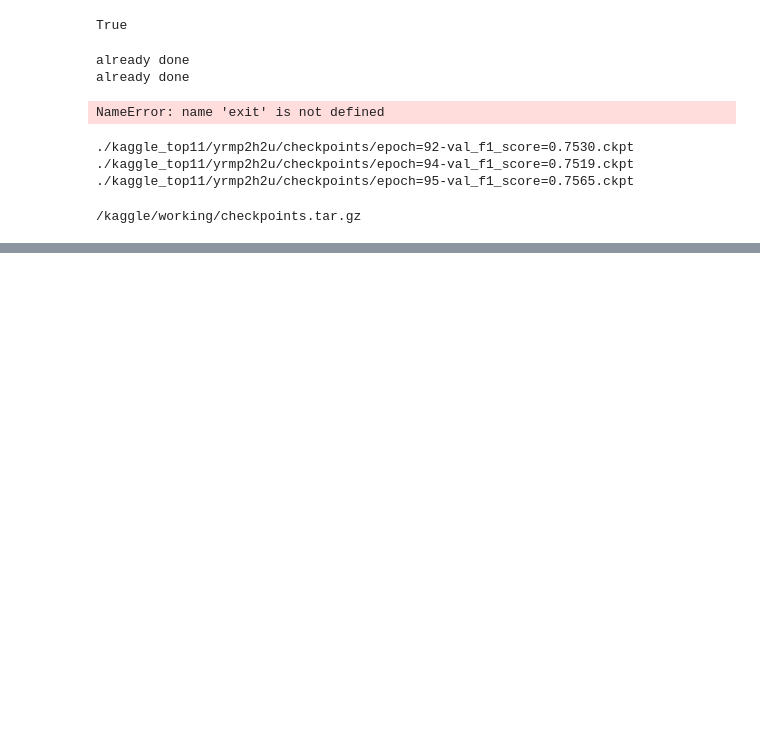
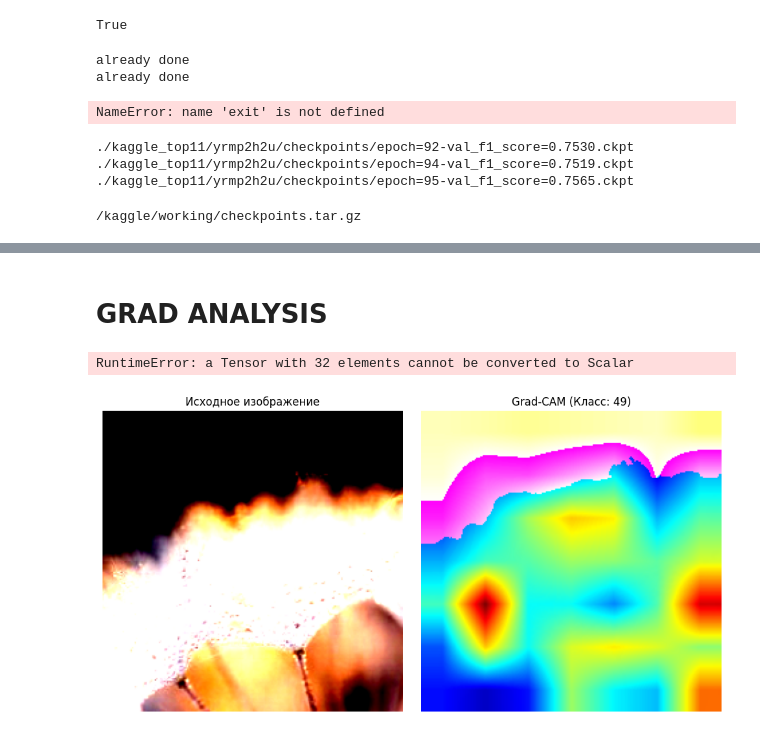
Before and after one commit to alexmak123/kaggle-CV-best11, a Jupyter notebook: flowers_tpu/advanced_with_libs.ipynb, the cells around one changed output, grey strips where cells are left out. Cells and saved outputs as stored; diff of their text form; code cells hidden in the pictures; blank space fills up the shorter version.

Commit message:
[final] add grad analysis [val f1-score=0.75]

```diff
--- a/flowers_tpu/advanced_with_libs.ipynb
+++ b/flowers_tpu/advanced_with_libs.ipynb
@@ -485,7 +485,9 @@ already done
 already done
 NameError: name 'exit' is not defined
 # %%
-best_model_path = "./kaggle_top11/yrmp2h2u/checkpoints/epoch=95-val_f1_score=0.7565.ckpt"
+best_model_path = (
+    "/kaggle/input/res50_f1score0.75/pytorch/default/1/epoch95-val_f1_score0.7565.ckpt"
+)
 
 model = LitModel.load_from_checkpoint(best_model_path)
 model.eval()
@@ -560,0 +624,47 @@ test_preds_df.to_csv(f"{output_filename}advanced_solution.csv", index=False)
+# %% [markdown]
+# **GRAD ANALYSIS**
+# %%
+import random
+
+from pytorch_grad_cam import XGradCAM
+from pytorch_grad_cam.utils.image import show_cam_on_image
+from pytorch_grad_cam.utils.model_targets import ClassifierOutputTarget
+
+
+random_idx = random.randint(0, len(test_dataset) - 1)
+image, _ = test_dataset[random_idx]
+
+target_layer = model.encoder.model.layer4[-1]  # get last conv block od resnet50
+grad_cam = XGradCAM(model=model, target_layers=[target_layer])
+
+output = model(image.unsqueeze(0))  # add batch_size=1 dimension
+predicted_class = torch.argmax(output, dim=1).item()
+
+targets = [ClassifierOutputTarget(predicted_class)]
+grayscale_cam = grad_cam(input_tensor=image.unsqueeze(0), targets=targets)
+
+grayscale_cam = grayscale_cam.squeeze(0)  # reduce batch_size=1 dimension
+# %% [output]
+RuntimeError: a Tensor with 32 elements cannot be converted to Scalar
+# %%
+import matplotlib.pyplot as plt
+
+
+img_np = torch.from_numpy(image.numpy().astype(np.float32) / 255.0).permute(1, 2, 0).numpy()
+visualization = show_cam_on_image(img_np, grayscale_cam, use_rgb=True)
+
+plt.figure(figsize=(10, 5))
+plt.subplot(1, 2, 1)
+plt.imshow(img_np * 255)
+plt.title("Исходное изображение")
+plt.axis("off")
+
+plt.subplot(1, 2, 2)
+plt.imshow(visualization)
+plt.title(f"Grad-CAM (Класс: {predicted_class})")
+plt.axis("off")
+
+plt.tight_layout()
+plt.show()
+# %% [output]
+[figure, added]
```
Also changed, not shown: parts of 7 cells of this notebook.
